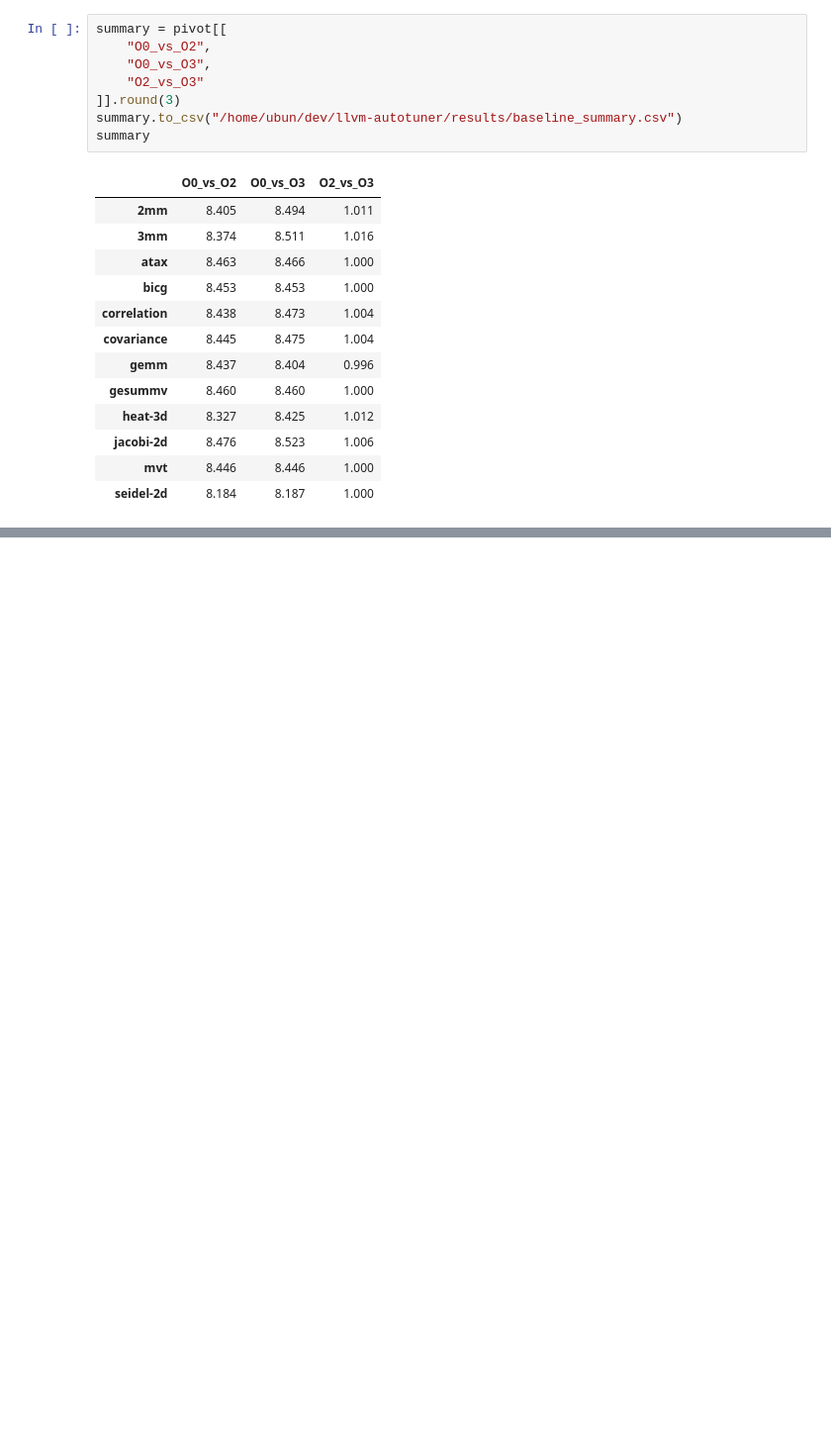
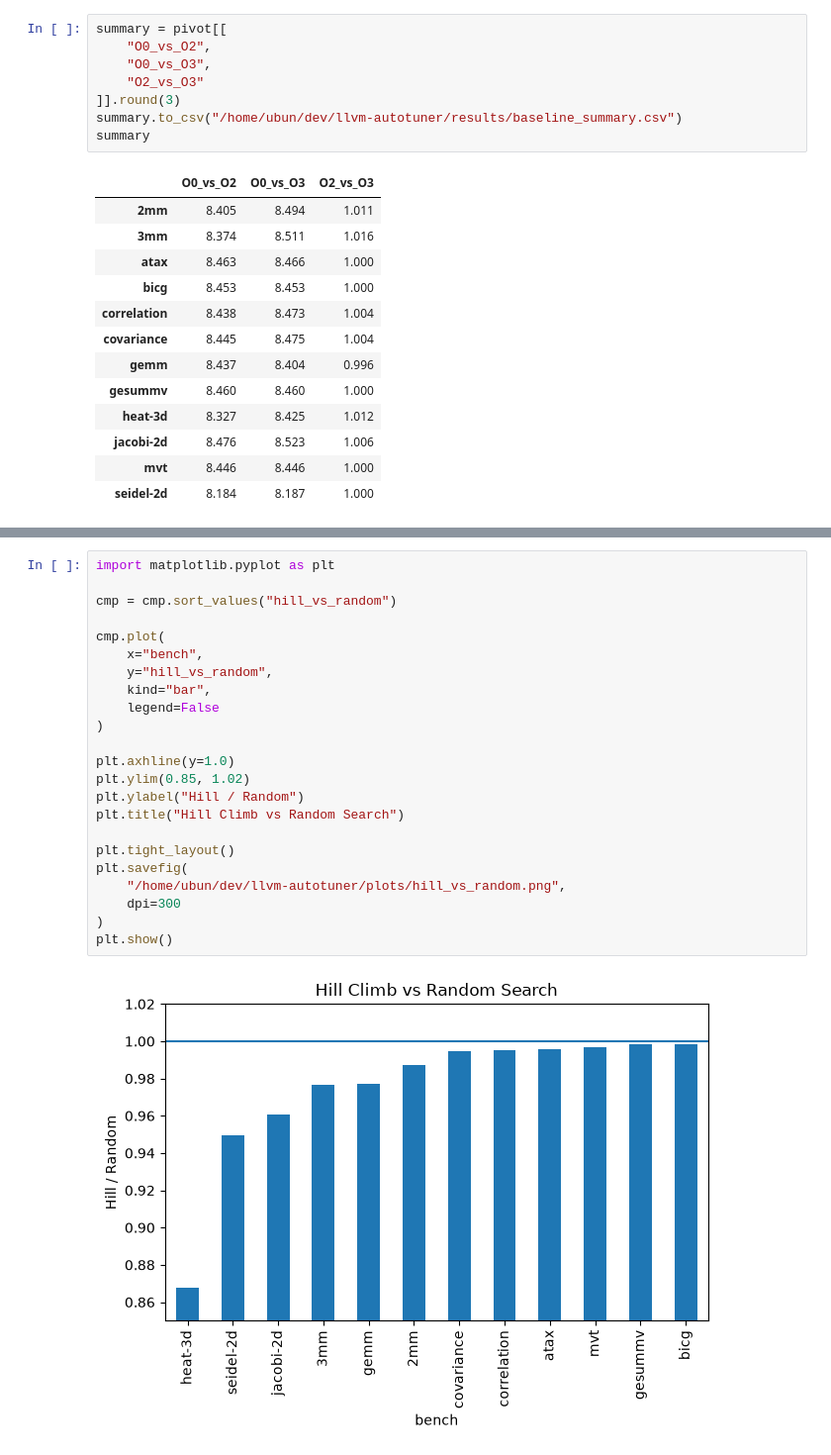
Before and after one commit to RisuKumari11/llvm-autotuner, a Jupyter notebook: notebooks/analysis.ipynb, the cells around one changed output, grey strips where cells are left out. Shown at 99% size. Saved outputs shown, nothing was run; the diff lists cells and outputs as text; blank space fills up the shorter version.

```diff
--- a/notebooks/analysis.ipynb
+++ b/notebooks/analysis.ipynb
@@ -158,0 +213,25 @@ summary
+# %%
+import matplotlib.pyplot as plt
+
+cmp = cmp.sort_values("hill_vs_random")
+
+cmp.plot(
+    x="bench",
+    y="hill_vs_random",
+    kind="bar",
+    legend=False
+)
+
+plt.axhline(y=1.0)
+plt.ylim(0.85, 1.02)
+plt.ylabel("Hill / Random")
+plt.title("Hill Climb vs Random Search")
+
+plt.tight_layout()
+plt.savefig(
+    "/home/ubun/dev/llvm-autotuner/plots/hill_vs_random.png",
+    dpi=300
+)
+plt.show()
+# %% [output]
+[figure, added]
```
Also changed, not shown: parts of 4 cells of this notebook, 11 other files.
